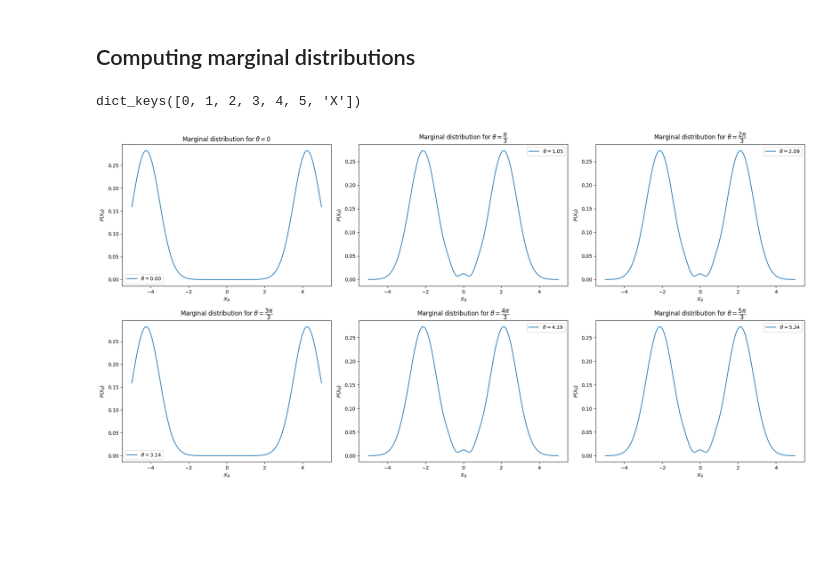
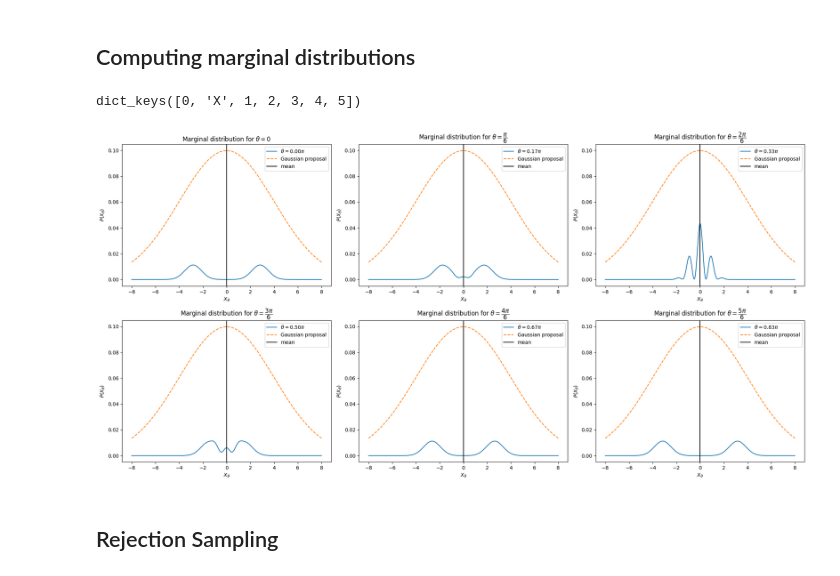
Before and after one commit to BastianValhoj/sciqisHomodyneTomography, a Jupyter notebook: HomoTomo/generateState.ipynb, the cells around one changed output. Drawn from its saved outputs; the diff is of its cells as text; code cells hidden in the pictures; blank space fills up the shorter version.

Commit message:
made sample rejection

```diff
--- a/HomoTomo/generateState.ipynb
+++ b/HomoTomo/generateState.ipynb
@@ -9 +21,5 @@ import matplotlib.pyplot as plt
+# %%
+for i in tqdm(range(6), desc="Outer loop"):
+    for j in tqdm(range(10), desc=f"Inner loop {i}", leave=bool(i == 6)):
+        time.sleep(0.1)
 # %% [markdown]
@@ -76,5 +92,5 @@ def rotate_state(rho, theta):
     U = (1j*theta * a.dag() * a).expm()
     return U * rho * U.dag()
 
-state = generate_cv_state("coherent", 3, alpha=2 - 2j)
+test = generate_cv_state("coherent", 3, alpha=2 - 2j)
 # %%
@@ -144,37 +201,50 @@ def marginal_from_wigner(W, p, axis="x"):
     """
     if axis == "x":
         dx = p[1] - p[0]  # reuse grid spacing argument if needed
-        P = np.trapezoid(W, axis=1, dx=dx)   # integrate over x
+        P = np.trapezoid(W, axis=1, dx=dx)   # integrate over x (position -- columns) return number of rows
     elif axis == "p":
         dp = p[1] - p[0]
-        P = np.trapezoid(W, axis=0, dx=dp)   # integrate over p
+        P = np.trapezoid(W, axis=0, dx=dp)   # integrate over p (momentum -- rows) return number of columns
     else:
         raise ValueError("axis must be 'p' or 'x'")
-    return P
+    return P / np.sum(P)  # normalize the marginal distribution
 
 
-thetas = [np.pi/3 * i for i in range(6)]
-marginals = {}
-for i in range(6):
-    rot = rotate_state(test, np.pi/3*i)
-    x, p, W = wigner_grid(rot)
-    PX1 = marginal_from_wigner(W, p, axis="p")
-    marginals[i] = PX1
-marginals["X"] = x
-
-marginals.keys()
+def marginal_angles(state, thetas, axis="p"):
+    marginals = {}
+    for i in tqdm(range(len(thetas)), desc="Computing marginals"):
+        rot = rotate_state(state, thetas[i])
+        x, p, W = wigner_grid(rot, n=402, xmax=8, pmax=8)
+        marginals[i] = marginal_from_wigner(W, p, axis=axis)
+        if axis == "x": # variable of integration: p -- variable left in marginal: x
+            marginals["P"] = p
+        elif axis == "p": # variable of integration: x -- variable left in marginal: p
+            marginals["X"] = x
+    return marginals
-# %% [output]
-dict_keys([0, 1, 2, 3, 4, 5, 'X'])
-# %%
-fig, ax = plt.subplots(2, 3, figsize=(20, 10))
-labs = [r"$0$", r"$\dfrac{\pi}{3}$"] + [rf"$\dfrac{{{i}\pi}}{{3}}$" for i in range(2, 6)]
-for i in range(6):
-    ax[i//3, i%3].plot(marginals["X"], marginals[i], label=f"$\\theta={np.pi/3*i:.2f}$")
-    ax[i//3, i%3].set_title(f"Marginal distribution for $\\theta=${labs[i]}")
-    ax[i//3, i%3].set_xlabel(r"$X_{\theta}$")
-    ax[i//3, i%3].set_ylabel(r"$P(X_{\theta})$")
-    ax[i//3, i%3].legend()
-
-fig.tight_layout()
-# %% [output]
-[figure, removed]
+# %%
+state = generate_cv_state("cat", 50, alpha=2.0 + 1j, parity="even")  # generate a cat state
+thetas = [np.pi/6 * i for i in range(6)]
+marginals = marginal_angles(state, thetas, axis="p")
+print(marginals.keys())
+# %% [output]
+dict_keys([0, 'X', 1, 2, 3, 4, 5])
+# %%
+fig, axes = plt.subplots(2, 3, figsize=(20, 10))
+labs = [r"$0$", r"$\dfrac{\pi}{6}$"] + [rf"$\dfrac{{{i}\pi}}{{6}}$" for i in range(2, 6)]
+for i in tqdm(range(6), desc="Plotting marginals"):
+    ax = axes[i//3, i%3]
+    ax.plot(marginals["X"], marginals[i], label=fr"$\theta={i/6:.2f}\pi$")
+    mu = marginals[i] @ marginals["X"] # <X> = sum_i p_i*x_i
+    gaus = norm(loc=mu, scale=4).pdf(marginals["X"])
+    ax.plot(marginals["X"], gaus, label="Gaussian proposal", linestyle="--")
+    ax.axvline(mu, color="k", linestyle="-", label="mean")
+    ax.set_title(f"Marginal distribution for $\\theta=${labs[i]}")
+    ax.set_xlabel(r"$X_{\theta}$")
+    ax.set_ylabel(r"$P(X_{\theta})$")
+    ax.legend()
+
+fig.tight_layout()
+# %% [output]
+[figure, added]
+# %% [markdown]
+## Rejection Sampling
```
Also changed, not shown: parts of 9 cells of this notebook.
